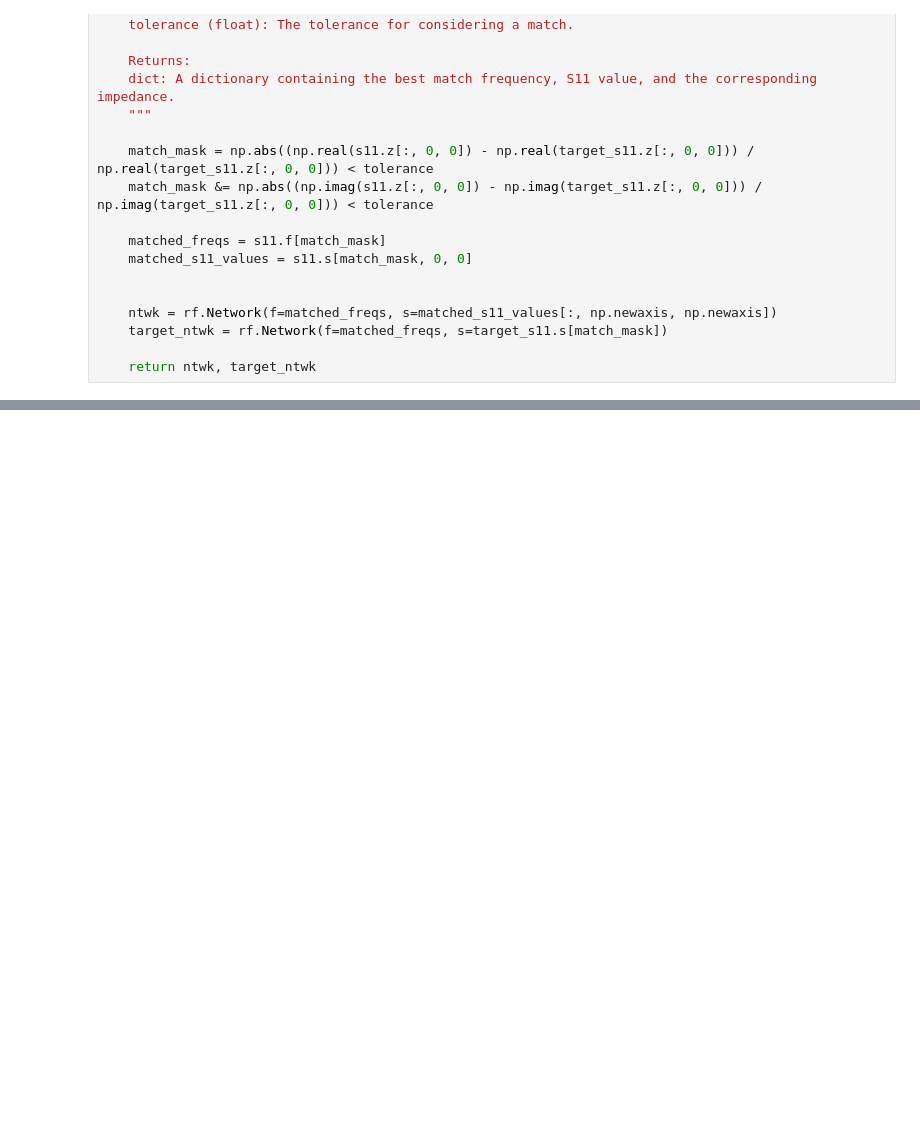
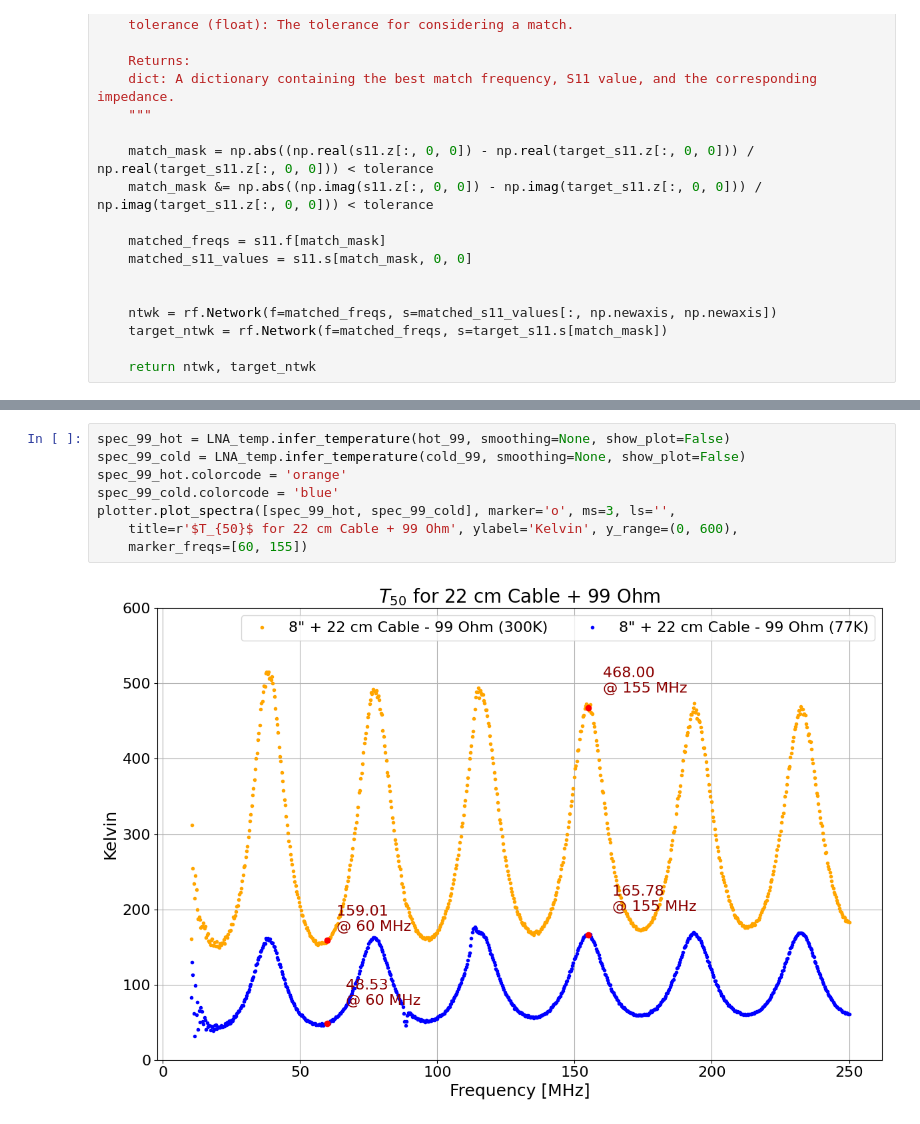
Before and after one commit to alhosani-abdulla/Highz-EXP, a Jupyter notebook: notebooks/noise_parameters.ipynb, the cells around one changed output, grey strips where cells are left out. Cells and saved outputs as stored; diff of their text form; blank space fills up the shorter version.

```diff
--- a/notebooks/noise_parameters.ipynb
+++ b/notebooks/noise_parameters.ipynb
@@ -483,0 +555,10 @@ def match_s11(s11, target_s11, tolerance=0.1, freq_window=3):
+# %%
+spec_99_hot = LNA_temp.infer_temperature(hot_99, smoothing=None, show_plot=False)
+spec_99_cold = LNA_temp.infer_temperature(cold_99, smoothing=None, show_plot=False)
+spec_99_hot.colorcode = 'orange'
+spec_99_cold.colorcode = 'blue'
+plotter.plot_spectra([spec_99_hot, spec_99_cold], marker='o', ms=3, ls='',
+    title=r'$T_{50}$ for 22 cm Cable + 99 Ohm', ylabel='Kelvin', y_range=(0, 600),
+    marker_freqs=[60, 155])
+# %% [output]
+[figure, added]
```
Also changed, not shown: parts of 8 cells of this notebook, 1 other file.
